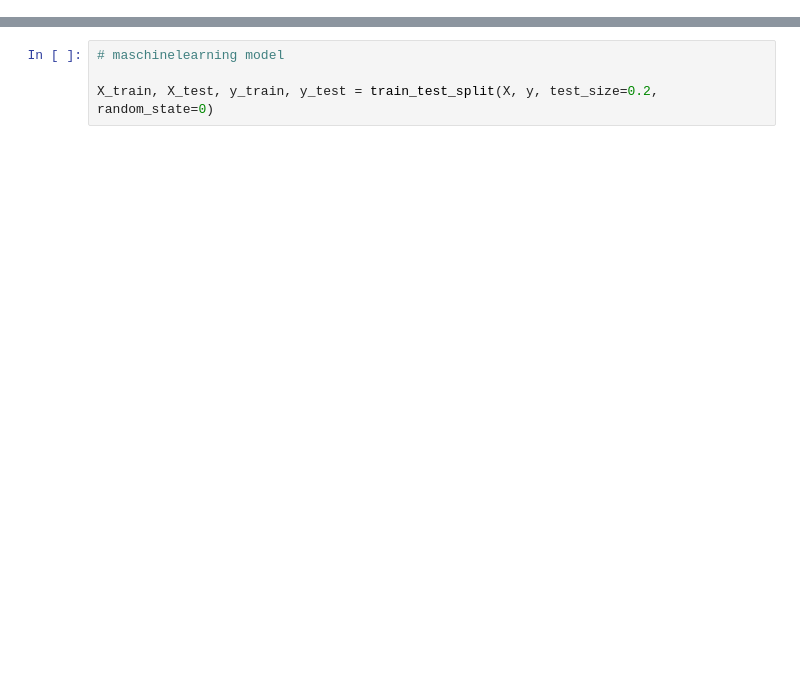
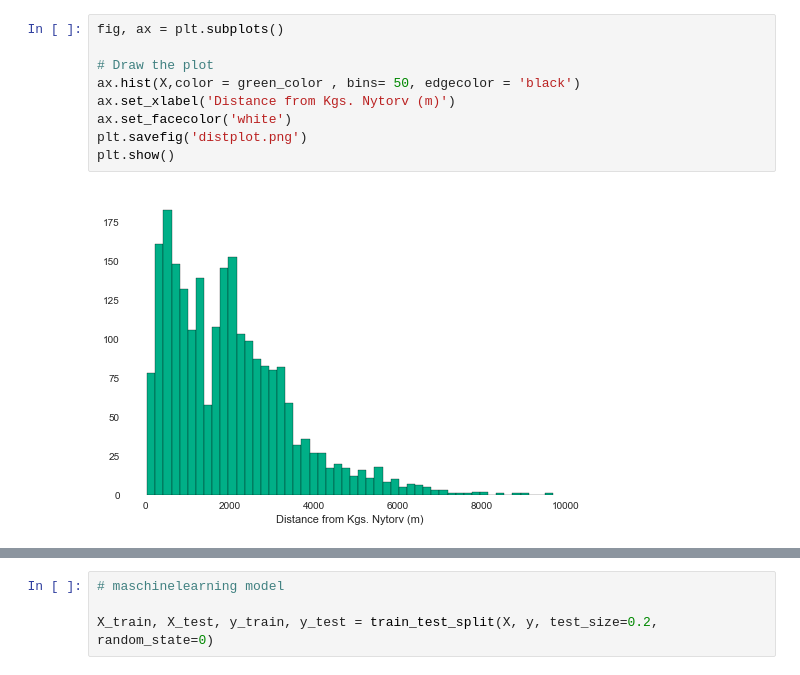
Before and after one commit to EMCK3N/SDS2019-grp20, a Jupyter notebook: Analysis.ipynb, the cells around one changed output, grey strips where cells are left out. Cells and saved outputs as stored; diff of their text form; blank space fills up the shorter version.

```diff
--- a/Analysis.ipynb
+++ b/Analysis.ipynb
@@ -252,0 +261,11 @@ Text(0, 0.5, 'Ranking')
+# %%
+fig, ax = plt.subplots()
+
+# Draw the plot
+ax.hist(X,color = green_color , bins= 50, edgecolor = 'black')
+ax.set_xlabel('Distance from Kgs. Nytorv (m)')
+ax.set_facecolor('white')
+plt.savefig('distplot.png')
+plt.show()
+# %% [output]
+[figure, added]
```
Also changed, not shown: parts of 18 cells of this notebook, 9 other files.
